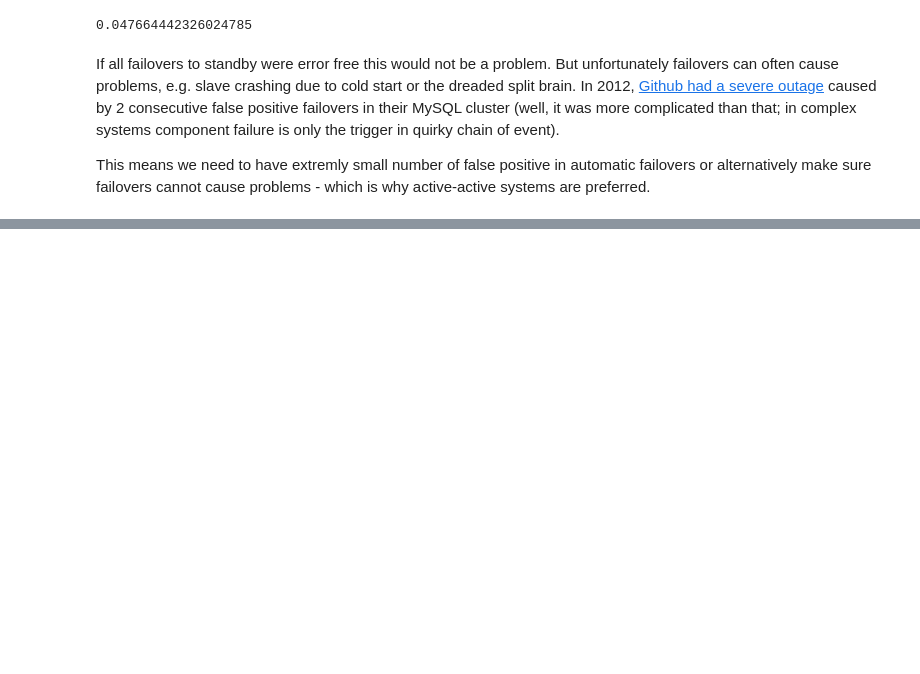
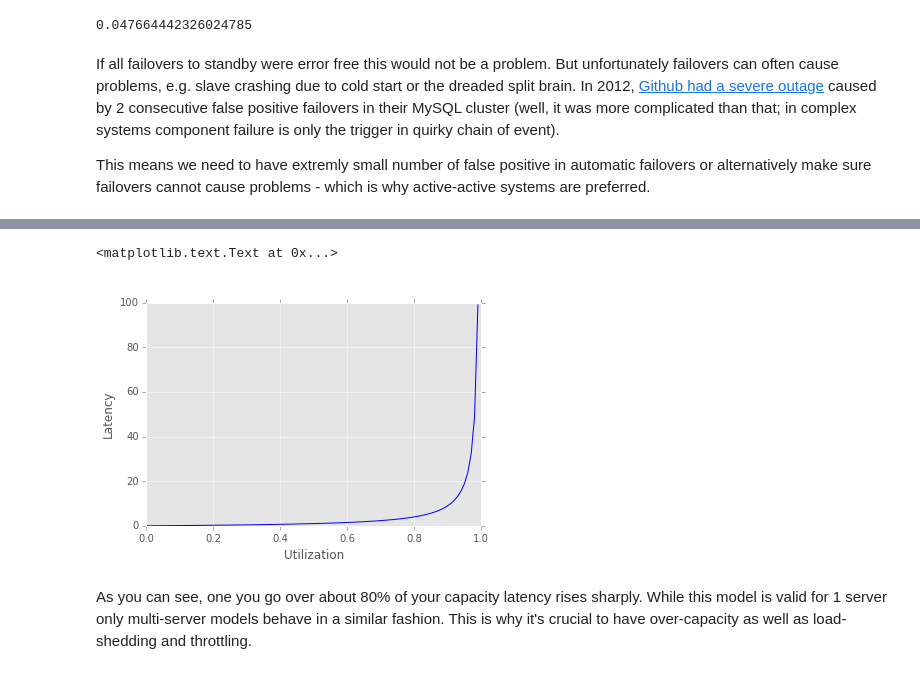
Before and after one commit to nukemberg/the-math-of-reliability, a Jupyter notebook: reliability.ipynb, the cells around one changed output, grey strips where cells are left out. Saved outputs shown, nothing was run; the diff lists cells and outputs as text; code cells hidden in the pictures; blank space fills up the shorter version.

Commit message:
added queue theory

```diff
--- a/reliability.ipynb
+++ b/reliability.ipynb
@@ -245,0 +260,15 @@ This means we need to have extremly small number of false positive in automatic
+# %%
+def q_latency(x):
+    return x/(1-x)
+
+X = arange(0, 1, 0.01)
+Y = np.vectorize(q_latency)(X)
+plt.plot(X, Y, 'b', label='Queue latency')
+plt.xlabel('Utilization')
+plt.ylabel('Latency')
+plt.title('Queuing latency caused by utilization')
+# %% [output]
+<matplotlib.text.Text at 0x...>
+[figure, added]
+# %% [markdown]
+As you can see, one you go over about 80% of your capacity latency rises sharply. While this model is valid for 1 server only multi-server models behave in a similar fashion. This is why it's crucial to have over-capacity as well as load-shedding and throttling.
```
Also changed, not shown: parts of 2 cells of this notebook, 4 other files.
